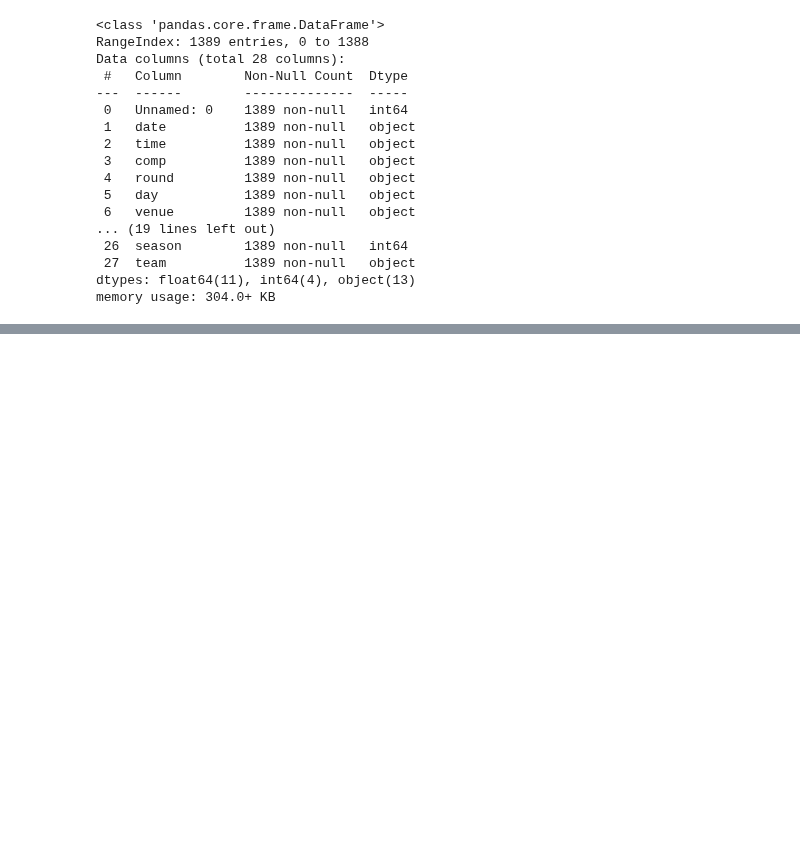
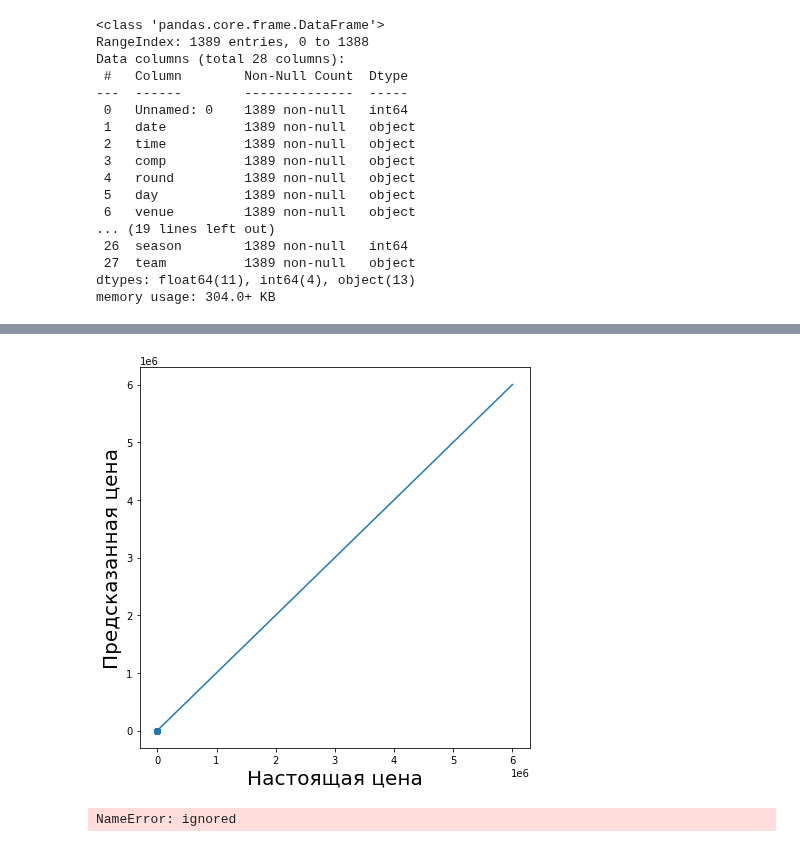
Before and after one commit to s4kh4rov/BMIL, a Jupyter notebook: lab_3.ipynb, the cells around one changed output, grey strips where cells are left out. Cells and saved outputs as stored; diff of their text form; code cells hidden in the pictures; blank space fills up the shorter version.

```diff
--- a/lab_3.ipynb
+++ b/lab_3.ipynb
@@ -123,0 +126,17 @@ linear_regression_model.fit(training_points, training_values)
+# %%
+plt.figure(figsize=(7, 7))
+plt.scatter(testing_values, test_predictions_random_forest)
+plt.plot([0, 6 * 10**6], [0, 6 * 10**6])
+plt.xlabel('Настоящая цена', fontsize=20)
+plt.ylabel('Предсказанная цена', fontsize=20);
+# %% [output]
+[figure, added]
+# %%
+from sklearn.metrics import mean_absolute_error, mean_squared_error
+mean_absolute_error_linear_model = mean_absolute_error(testing_values, test_predictions_linear)
+mean_squared_error_linear_model = mean_squared_error(testing_values, test_predictions_linear)
+
+mean_absolute_error_random_forest_model = mean_absolute_error(testing_values, test_predictions_random_forest)
+mean_squared_error_random_forest_model = mean_squared_error(testing_values, test_predictions_random_forest)
+# %% [output]
+NameError: ignored
```
Also changed, not shown: parts of 11 cells of this notebook.
